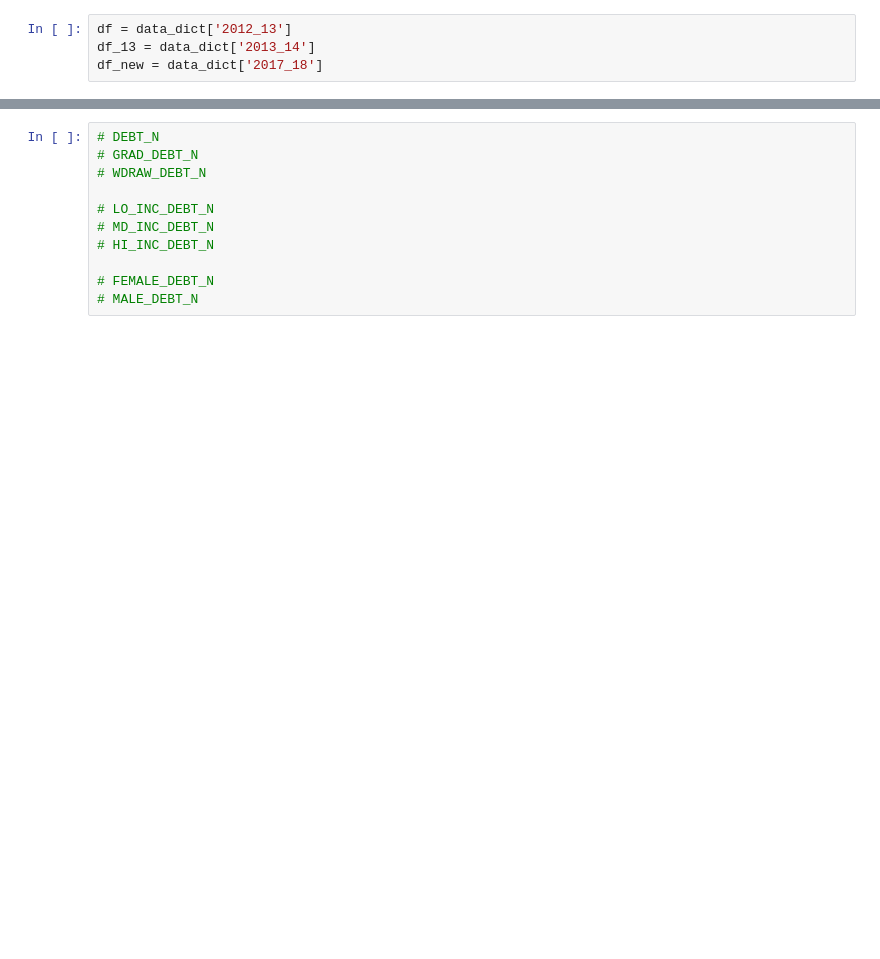
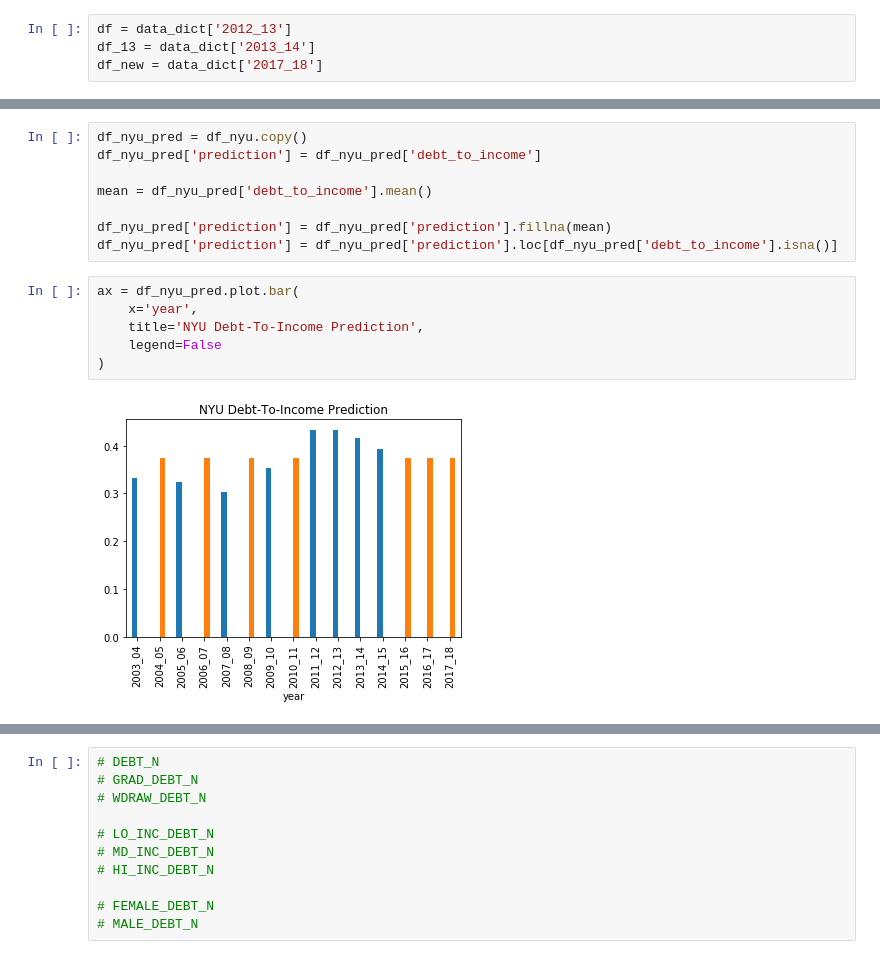
Before and after one commit to Data-Science-Business-Analytics/data-science-business-analytics-final-project, a Jupyter notebook: 00-sandbox.ipynb, the cells around one changed output, grey strips where cells are left out. Drawn from its saved outputs; the diff is of its cells as text; blank space fills up the shorter version.

```diff
--- a/00-sandbox.ipynb
+++ b/00-sandbox.ipynb
@@ -29,0 +91,16 @@ df_new = data_dict['2017_18']
+# %%
+df_nyu_pred = df_nyu.copy()
+df_nyu_pred['prediction'] = df_nyu_pred['debt_to_income']
+
+mean = df_nyu_pred['debt_to_income'].mean()
+
+df_nyu_pred['prediction'] = df_nyu_pred['prediction'].fillna(mean)
+df_nyu_pred['prediction'] = df_nyu_pred['prediction'].loc[df_nyu_pred['debt_to_income'].isna()]
+# %%
+ax = df_nyu_pred.plot.bar(
+    x='year',
+    title='NYU Debt-To-Income Prediction',
+    legend=False
+)
+# %% [output]
+[figure, added]
```
Also changed, not shown: parts of 35 cells of this notebook, 1 other file.
